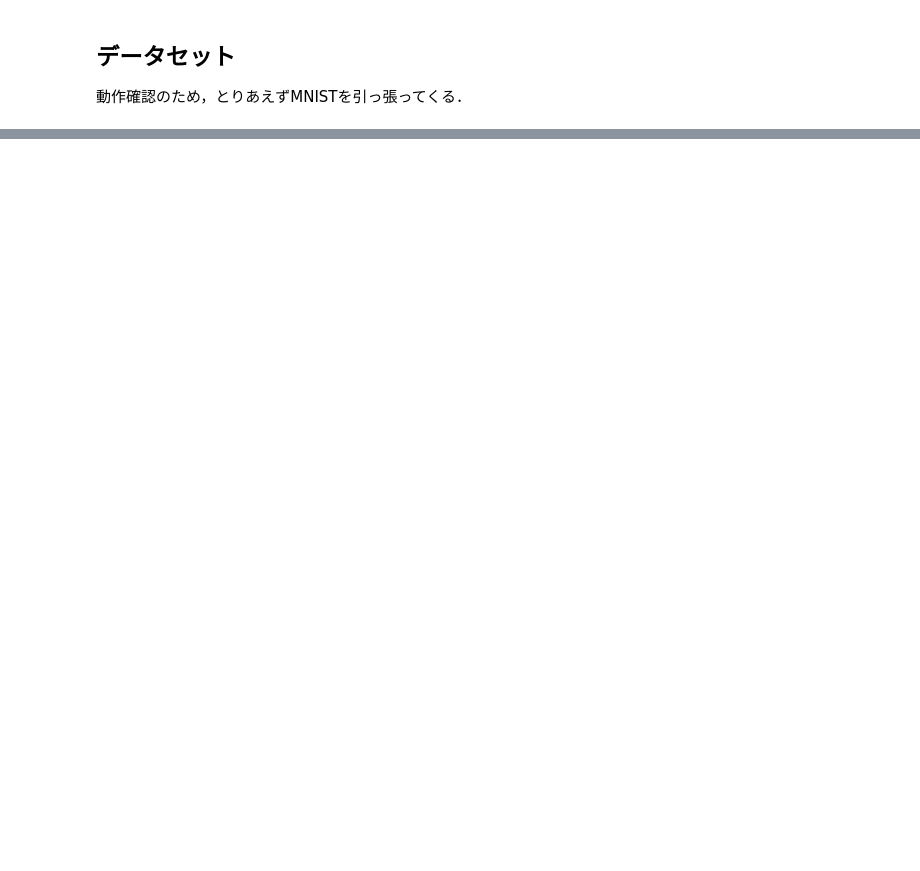
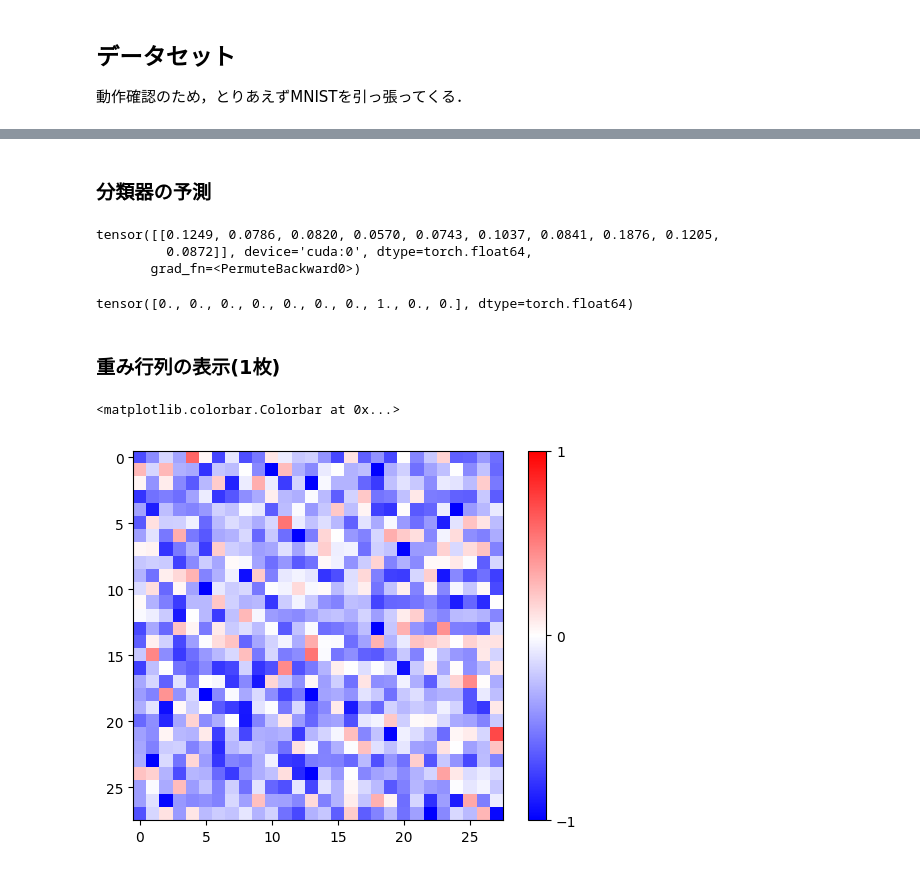
Before and after one commit to Mtrikkyo/DenseAssociativeMemory, a Jupyter notebook: main.ipynb, the cells around one changed output, grey strips where cells are left out. Saved outputs shown, nothing was run; the diff lists cells and outputs as text; code cells hidden in the pictures; blank space fills up the shorter version.

```diff
--- a/main.ipynb
+++ b/main.ipynb
@@ -93,14 +9,22 @@ class DenseAssociativeMemoryClassification(nn.Module):
 
 動作確認のため，とりあえずMNISTを引っ張ってくる．
 # %%
+import torch
 import torchvision
-import torchvision.transforms as transforms
+import torchvision.transforms.v2 as v2
 
-img_transform = transforms.Compose(
+img_transform = v2.Compose(
     [
-        transforms.ToTensor(),
-        transforms.Lambda(lambda x: x.view(-1, 1)),# reshape to (784,1)
-        transforms.Lambda(lambda x: 2 * x - 1),# rescale to [-1,1]
+        v2.ToImage(),
+        v2.ToDtype(torch.float64, scale=True),
+        v2.Lambda(lambda x: x.view(-1)),  # reshape to (784,1)
+        v2.Lambda(lambda x: 2 * x - 1),  # rescale to [-1,1]
+    ]
+)
+
+label_transform=v2.Compose(
+    [
+        v2.Lambda(lambda x:torch.tensor([float(i==x) for i in range(10)],dtype=torch.float64))
     ]
 )
 
@@ -108,6 +32,7 @@ train_set = torchvision.datasets.MNIST(
     root="data",
     train=True,
     transform=img_transform,
+    target_transform=label_transform,
     download=True,
 )
 
@@ -115,6 +40,7 @@ test_set = torchvision.datasets.MNIST(
     root="data",
     train=False,
     transform=img_transform,
+    target_transform=label_transform,
     download=True,
 )
 
@@ -166,0 +62,34 @@ b=
+# %%
+from DAM import DAMClassifier
+
+
+model1 = DAMClassifier(n_visible_unit=784, n_class_unit=10, n_memory_pattern=200, device=torch.device("cuda"))
+
+model1.train(train_loader=train_loader,n_epoch=1,Temp=100)
+# %% [markdown]
+### 分類器の予測
+# %%
+model1.predict_proba(test_set[0][0][None,:])
+# %% [output]
+tensor([[0.1249, 0.0786, 0.0820, 0.0570, 0.0743, 0.1037, 0.0841, 0.1876, 0.1205,
+         0.0872]], device='cuda:0', dtype=torch.float64,
+       grad_fn=<PermuteBackward0>)
+# %%
+test_set[0][1]
+# %% [output]
+tensor([0., 0., 0., 0., 0., 0., 0., 1., 0., 0.], dtype=torch.float64)
+# %% [markdown]
+### 重み行列の表示(1枚)
+# %%
+import numpy as np
+import matplotlib.pyplot as plt
+
+weight1 = model1.weight.numpy()
+
+abs = np.max(np.abs(weight1[0]))
+
+plt.imshow(weight1[0, :-10].reshape(28, 28), vmin=-abs, vmax=abs, cmap="bwr")
+plt.colorbar(ticks=[-abs, 0, abs])
+# %% [output]
+<matplotlib.colorbar.Colorbar at 0x...>
+[figure, added]
```
Also changed, not shown: parts of 28 cells of this notebook, 1 other file.
